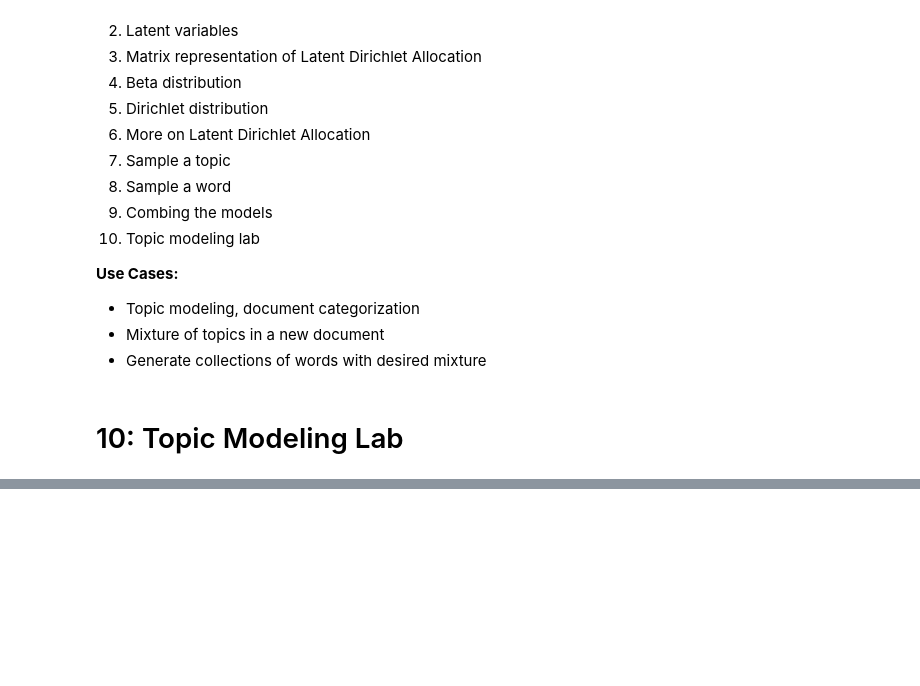
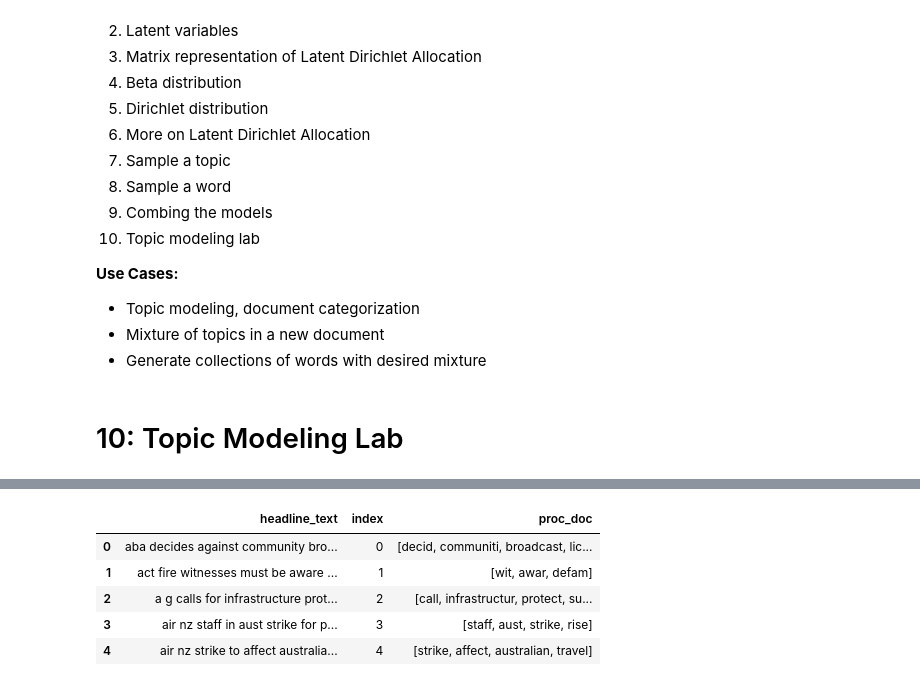
Before and after one commit to ChristopherDaigle/udacity_nlp_nanodeg, a Jupyter notebook: 02_computing-with-NLP/03-topic_modeling.ipynb, the cells around one changed output, grey strips where cells are left out. Cells and saved outputs as stored; diff of their text form; code cells hidden in the pictures; blank space fills up the shorter version.

```diff
--- a/02_computing-with-NLP/03-topic_modeling.ipynb
+++ b/02_computing-with-NLP/03-topic_modeling.ipynb
@@ -347,0 +488,15 @@ In this lesson, we covered:
+# %%
+'''
+Write a function to perform the pre processing steps on the entire dataset
+'''
+def lemmatize_stemming(text):
+    return stemmer.stem(WordNetLemmatizer().lemmatize(text, pos='v'))
+
+# Tokenize and lemmatize
+def preprocess(text):
+    result=[]
+    for token in gensim.utils.simple_preprocess(text) :
+        if token not in gensim.parsing.preprocessing.STOPWORDS and len(token) > 3:
+            result.append(lemmatize_stemming(token))
+
+    return result
@@ -347,0 +537,6 @@ In this lesson, we covered:
+# %%
+%%time
+# TODO: preprocess all the headlines, saving the list of results as 'processed_docs'
+documents['proc_doc'] = documents['headline_text'].map(preprocess)
+documents.head()
+# %% [output]
@@ -347,0 +545,6 @@ In this lesson, we covered:
+|  | headline_text | index | proc_doc |
+| 0 | aba decides against community bro... | 0 | [decid, communiti, broadcast, lic... |
+| 1 | act fire witnesses must be aware ... | 1 | [wit, awar, defam] |
+| 2 | a g calls for infrastructure prot... | 2 | [call, infrastructur, protect, su... |
+| 3 | air nz staff in aust strike for p... | 3 | [staff, aust, strike, rise] |
+| 4 | air nz strike to affect australia... | 4 | [strike, affect, australian, travel] |
```
Also changed, not shown: parts of 52 cells of this notebook, 1 other file.
